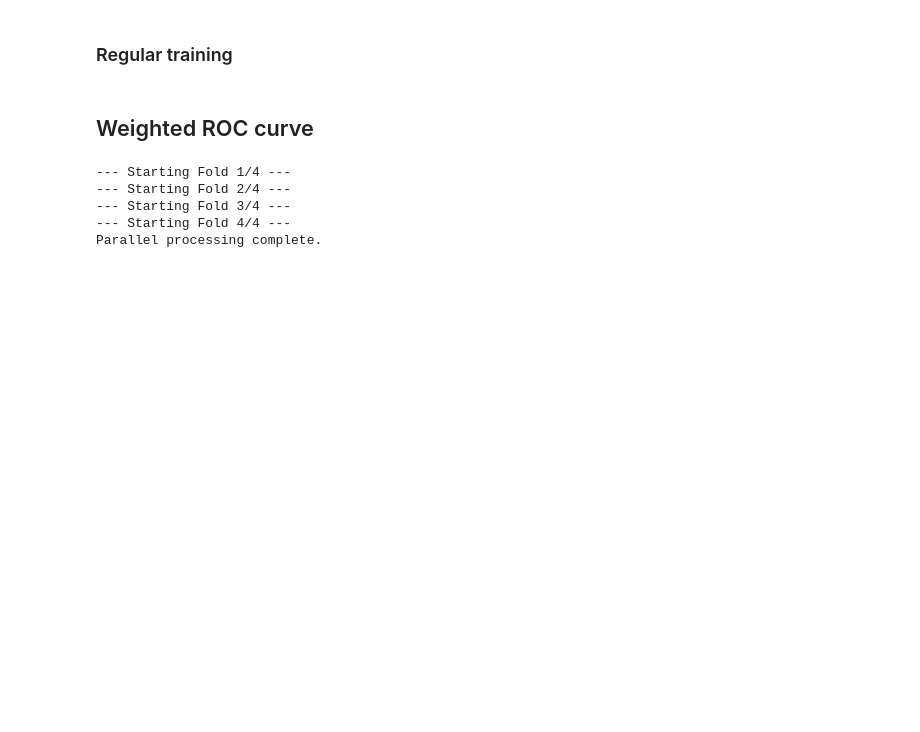
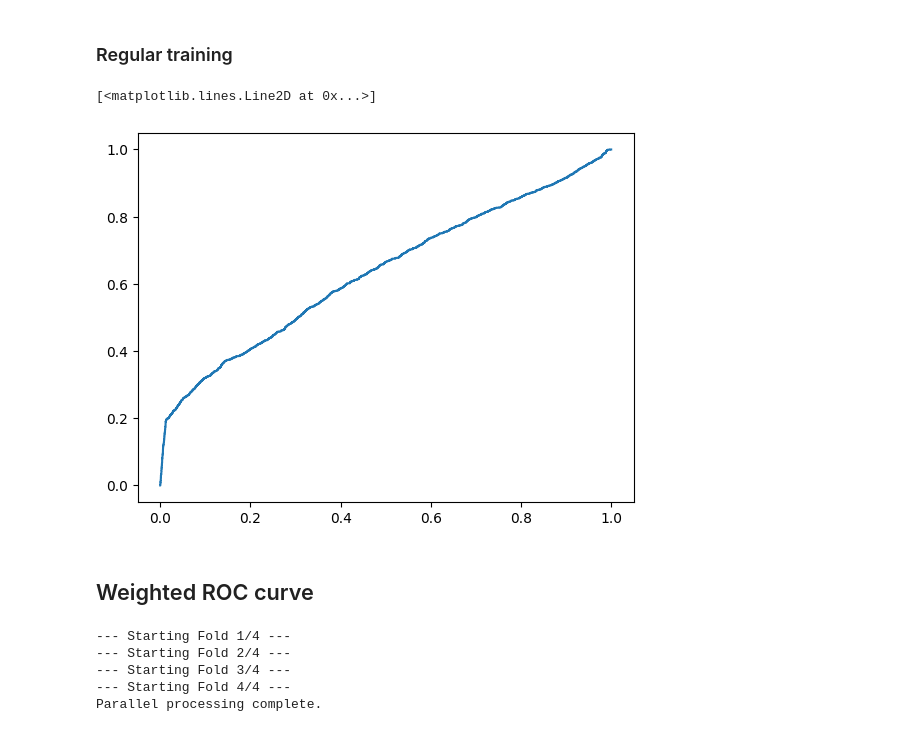
Before and after one commit to katzkid/RoC_Analysis, a Jupyter notebook: SVM_BankMarketing_weighted.ipynb, the cells around one changed output. Cells and saved outputs as stored; diff of their text form; code cells hidden in the pictures; blank space fills up the shorter version.

```diff
--- a/SVM_BankMarketing_weighted.ipynb
+++ b/SVM_BankMarketing_weighted.ipynb
@@ -538,6 +541,12 @@ clf.fit(X_train, y_train)
 #calculate ROC results
 fpr_roc, tpr_roc, threshold_roc = roc_curve(y_test, clf.predict_proba(X_test)[:, 1])
 results_original_roc = {"fpr": fpr_roc, "tpr": tpr_roc, "thresholds": threshold_roc, "name": "SVM Regression", "auc": auc(fpr_roc, tpr_roc), "model": clf}
+# %%
+from matplotlib import pyplot as plt
+plt.plot(fpr_roc, tpr_roc, label='SVM Regression (AUC = {:.2f})'.format(auc(fpr_roc, tpr_roc)))
+# %% [output]
+[<matplotlib.lines.Line2D at 0x...>]
+[figure, added]
 # %% [markdown]
 ## Weighted ROC curve
 # %%
```
Also changed, not shown: parts of 11 cells of this notebook, 4 other files.
